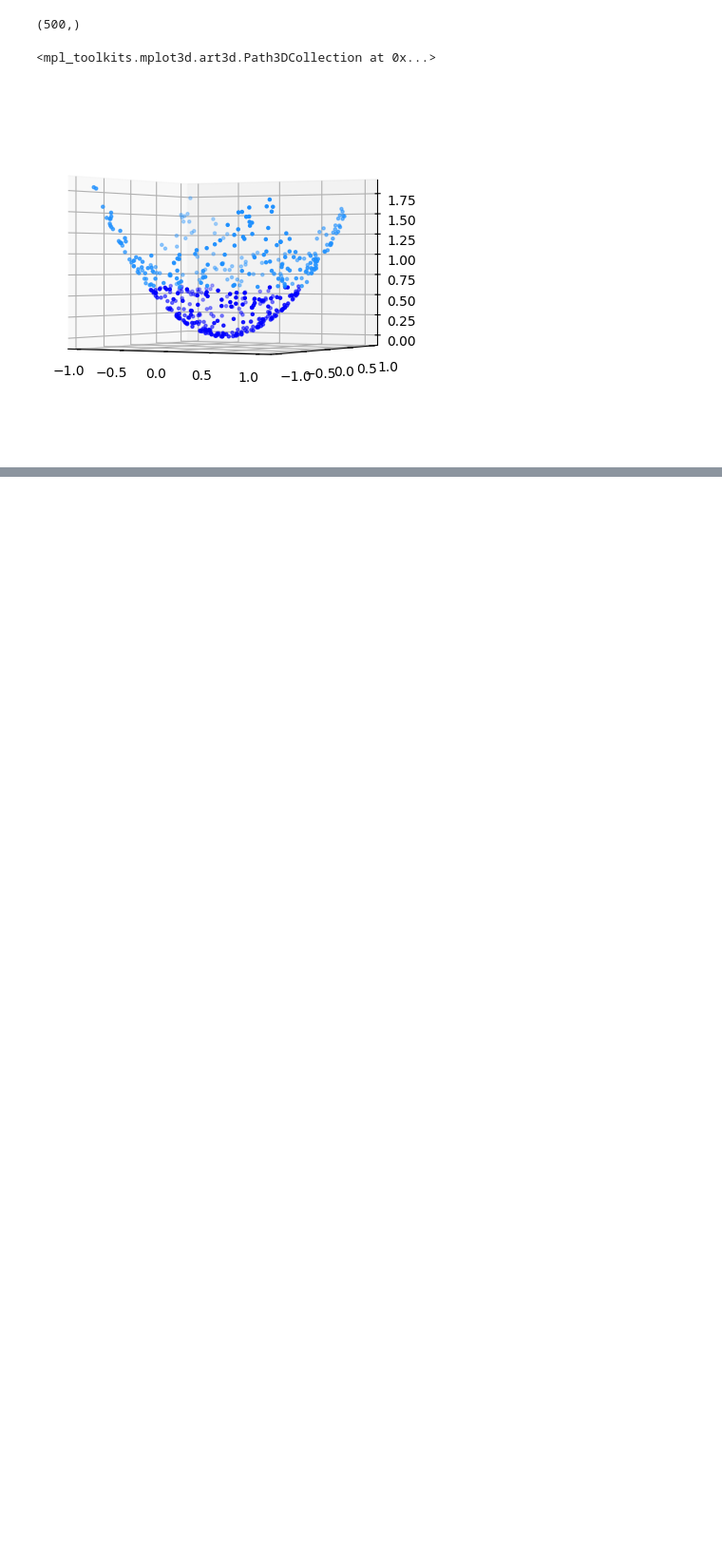
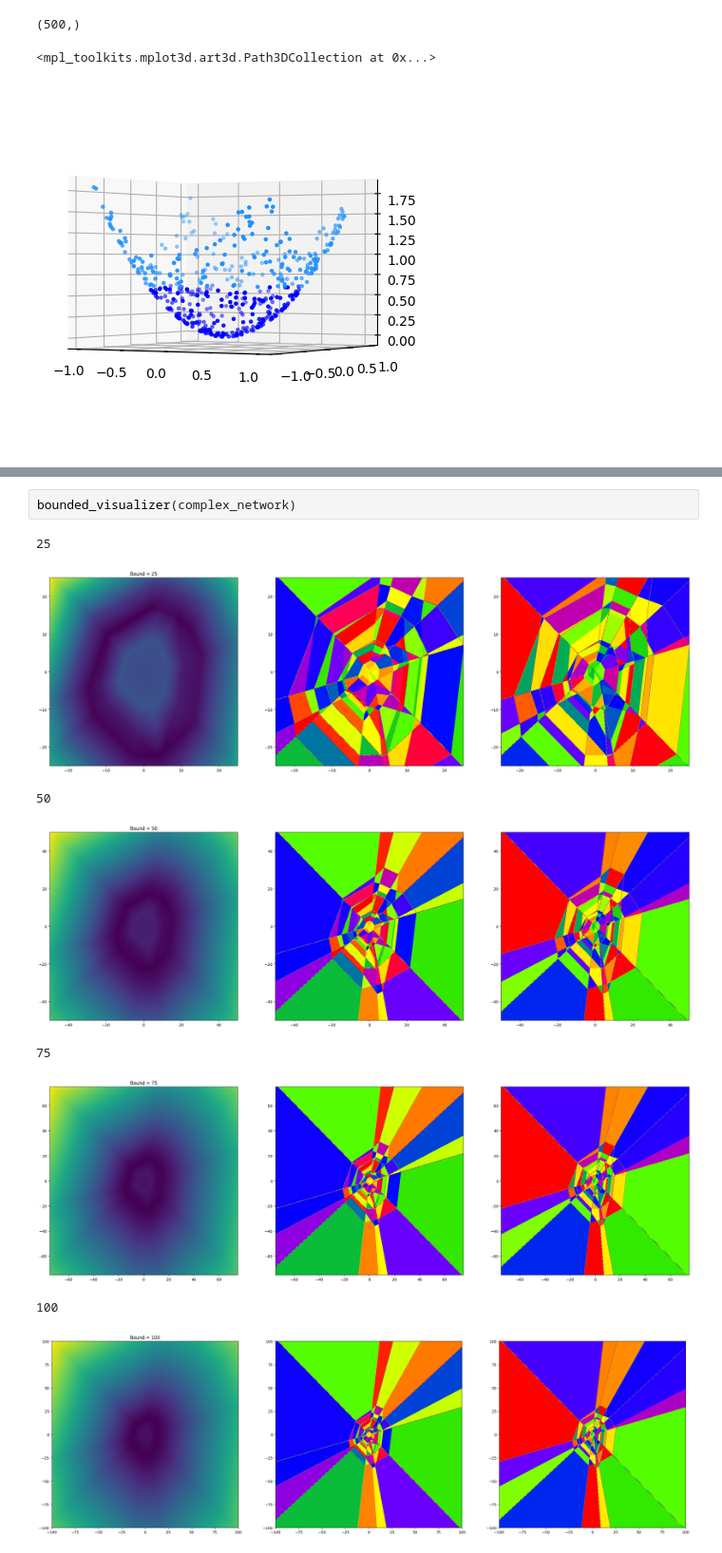
Before and after one commit to S3gmentati0nFault/machine-learning-physics, a Jupyter notebook: Sheet_3/sheet03.ipynb, the cells around one changed output, grey strips where cells are left out. Shown at 95% size. Cells and saved outputs as stored; diff of their text form; blank space fills up the shorter version.

```diff
--- a/Sheet_3/sheet03.ipynb
+++ b/Sheet_3/sheet03.ipynb
@@ -205,0 +281,11 @@ accuracy: 1.0
+# %%
+bounded_visualizer(complex_network)
+# %% [output]
+25
+[figure, added]
+50
+[figure, added]
+75
+[figure, added]
+100
+[figure, added]
```
Also changed, not shown: parts of 23 cells of this notebook.
